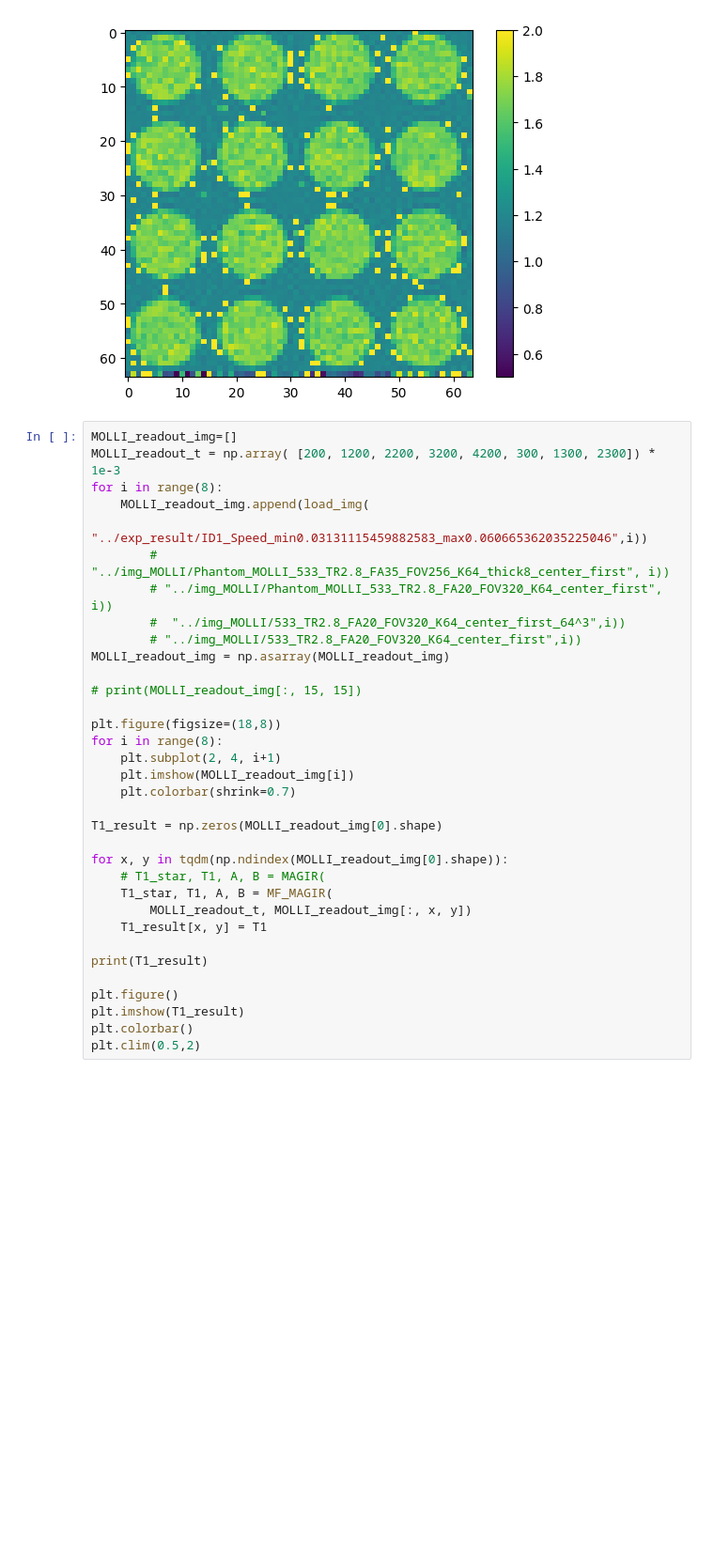
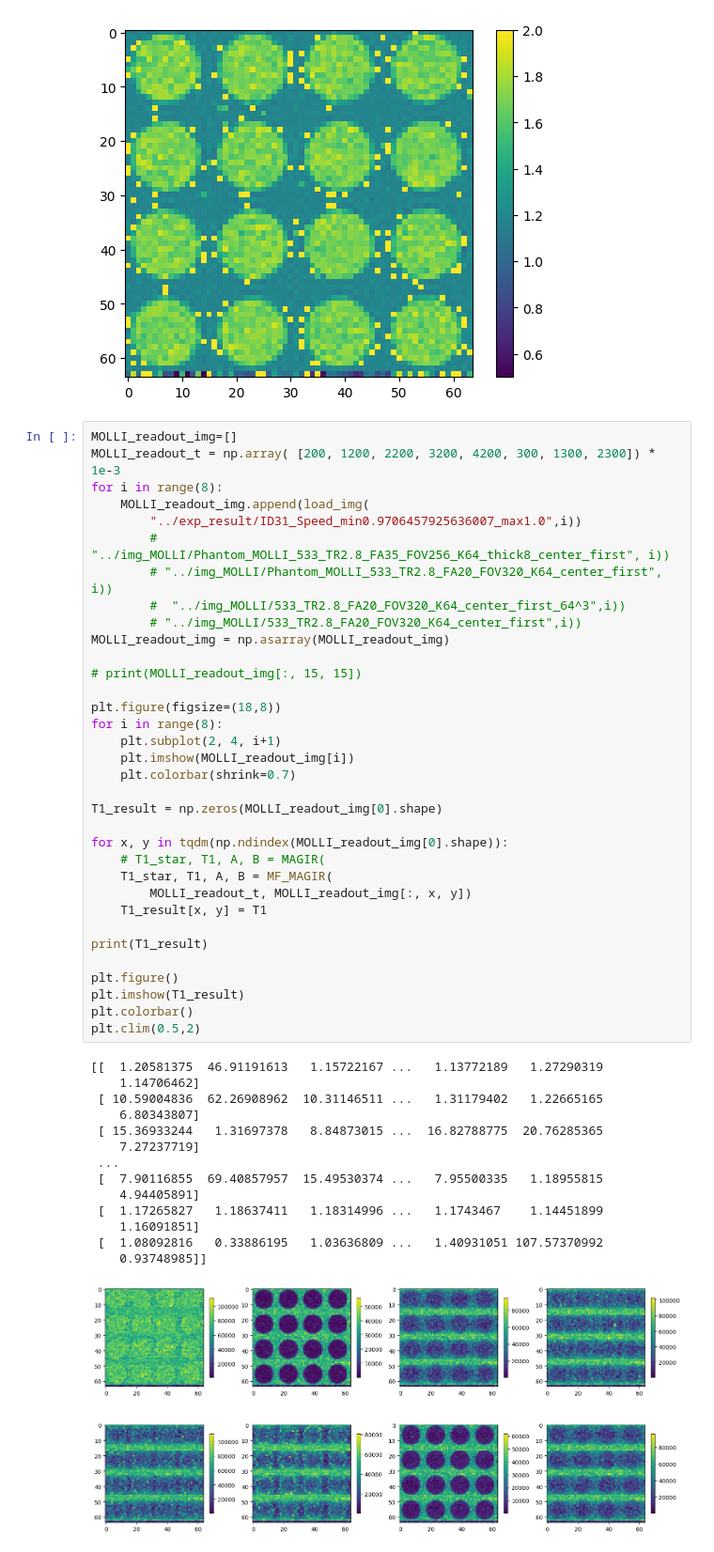
Before and after one commit to bughht/Flow-Bloch-T1-mapping-cpp, a Jupyter notebook: python/T1_fit.ipynb, the cells around one changed output. Shown: that part at 94% size. Cells and saved outputs as stored; diff of their text form; blank space fills up the shorter version.

```diff
--- a/python/T1_fit.ipynb
+++ b/python/T1_fit.ipynb
@@ -112,32 +112,47 @@ MOLLI_readout_img=[]
 MOLLI_readout_t = np.array( [200, 1200, 2200, 3200, 4200, 300, 1300, 2300]) * 1e-3
 for i in range(8):
     MOLLI_readout_img.append(load_img(
-        "../exp_result/ID1_Speed_min0.03131115459882583_max0.060665362035225046",i))
+        "../exp_result/ID31_Speed_min0.9706457925636007_max1.0",i))
         # "../img_MOLLI/Phantom_MOLLI_533_TR2.8_FA35_FOV256_K64_thick8_center_first", i))
         # "../img_MOLLI/Phantom_MOLLI_533_TR2.8_FA20_FOV320_K64_center_first", i))
         #  "../img_MOLLI/533_TR2.8_FA20_FOV320_K64_center_first_64^3",i))
         # "../img_MOLLI/533_TR2.8_FA20_FOV320_K64_center_first",i))
 MOLLI_readout_img = np.asarray(MOLLI_readout_img)
 
 # print(MOLLI_readout_img[:, 15, 15])
 
 plt.figure(figsize=(18,8))
 for i in range(8):
     plt.subplot(2, 4, i+1)
     plt.imshow(MOLLI_readout_img[i])
     plt.colorbar(shrink=0.7)
 
 T1_result = np.zeros(MOLLI_readout_img[0].shape)
 
 for x, y in tqdm(np.ndindex(MOLLI_readout_img[0].shape)):
     # T1_star, T1, A, B = MAGIR(
     T1_star, T1, A, B = MF_MAGIR(
         MOLLI_readout_t, MOLLI_readout_img[:, x, y])
     T1_result[x, y] = T1
 
 print(T1_result)
 
 plt.figure()
 plt.imshow(T1_result)
 plt.colorbar()
 plt.clim(0.5,2)
+# %% [output]
+[[  1.20581375  46.91191613   1.15722167 ...   1.13772189   1.27290319
+    1.14706462]
+ [ 10.59004836  62.26908962  10.31146511 ...   1.31179402   1.22665165
+    6.80343807]
+ [ 15.36933244   1.31697378   8.84873015 ...  16.82788775  20.76285365
+    7.27237719]
+ ...
+ [  7.90116855  69.40857957  15.49530374 ...   7.95500335   1.18955815
+    4.94405891]
+ [  1.17265827   1.18637411   1.18314996 ...   1.1743467    1.14451899
+    1.16091851]
+ [  1.08092816   0.33886195   1.03636809 ...   1.40931051 107.57370992
+    0.93748985]]
+[figure, added]
```
Also changed, not shown: parts of 1 cell of this notebook.
